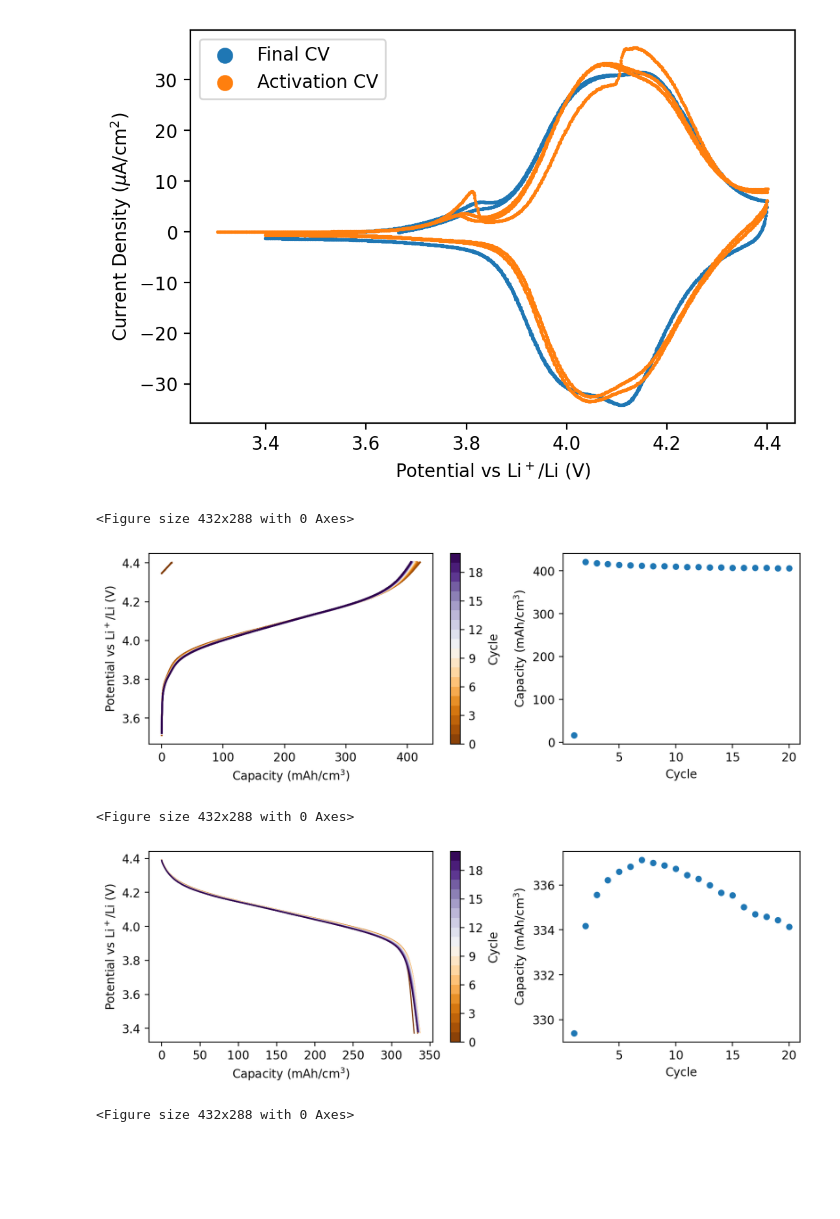
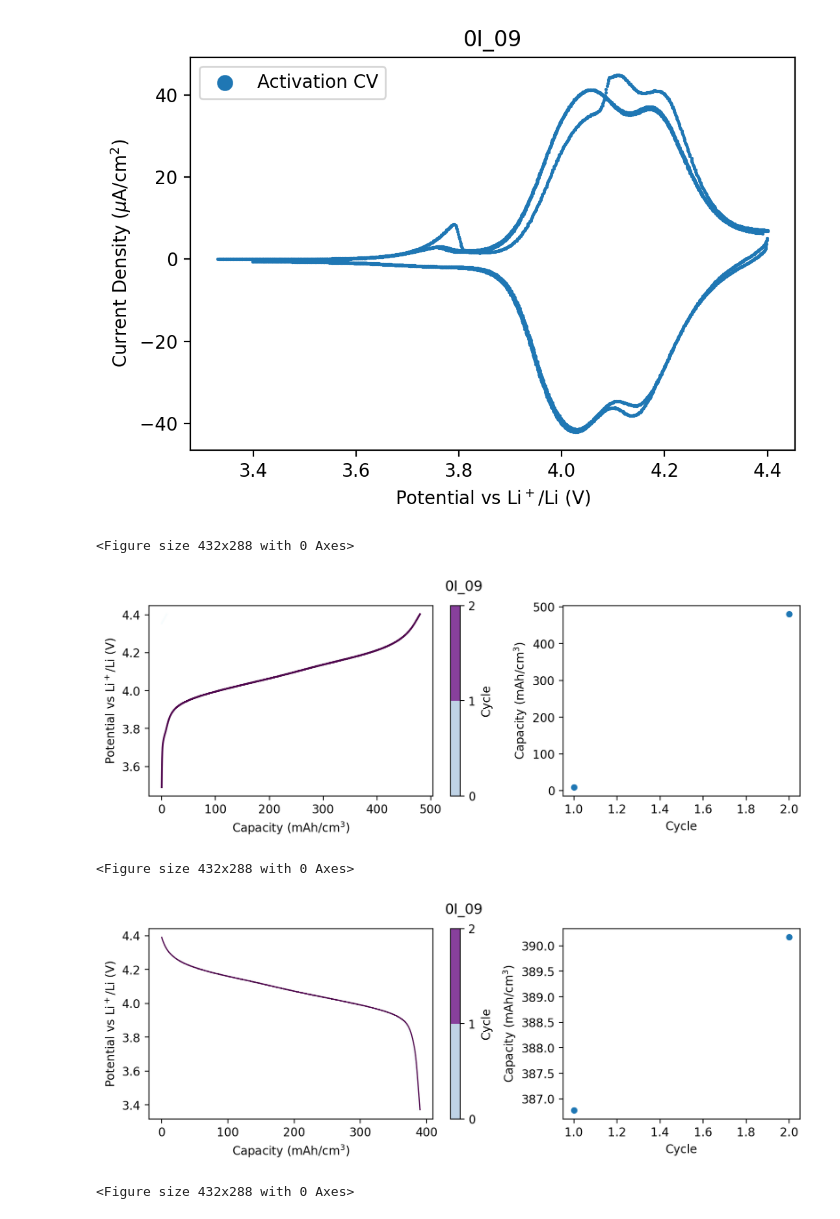
Before and after one commit to ridcil/Code, a Jupyter notebook: LSB_09.ipynb, the cells around one changed output. Saved outputs shown, nothing was run; the diff lists cells and outputs as text; code cells hidden in the pictures; blank space fills up the shorter version.

```diff
--- a/LSB_09.ipynb
+++ b/LSB_09.ipynb
@@ -12,22 +12,18 @@ from cv_charge_discharge import Ec
 # %%
 
 i_07 = r'C:\Users\lopezb41\OneDrive - imec\Documents\Experiments\Data\Electrochemical\LSB_09\0I_07\test'
 i_04 = r'C:\Users\lopezb41\OneDrive - imec\Documents\Experiments\Data\Electrochemical\LSB_09\0I_04'
 i_03 = r'C:\Users\lopezb41\OneDrive - imec\Documents\Experiments\Data\Electrochemical\LSB_09\0I_03'
 i_08 = r'C:\Users\lopezb41\OneDrive - imec\Documents\Experiments\Data\Electrochemical\LSB_09\0I_08'
-
+i_09 = r'C:\Users\lopezb41\OneDrive - imec\Documents\Experiments\Data\Electrochemical\LSB_09\0I_09'
 
 lsb9 = [i_03, i_04, i_07]
 
-# for i in lsb9:
-#     Ec.Electrochem(i)
-
-# a, b = Ec.Electrochem(i_04)
-delith, lith = Ec.Electrochem(i_08)
+delith, lith = Ec.Electrochem(i_09)
 # %% [output]
-[figure, old version]
+[figure, new version]
 <Figure size 432x288 with 0 Axes>
-[figure, old version]
+[figure, new version]
 <Figure size 432x288 with 0 Axes>
-[figure, old version]
+[figure, new version]
 <Figure size 432x288 with 0 Axes>
```
Also changed, not shown: 1 other file.
